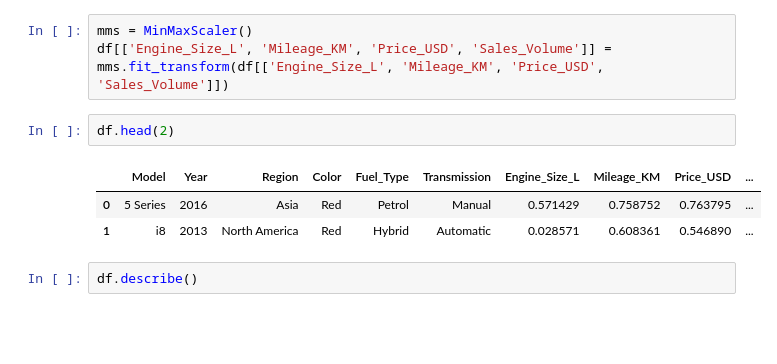
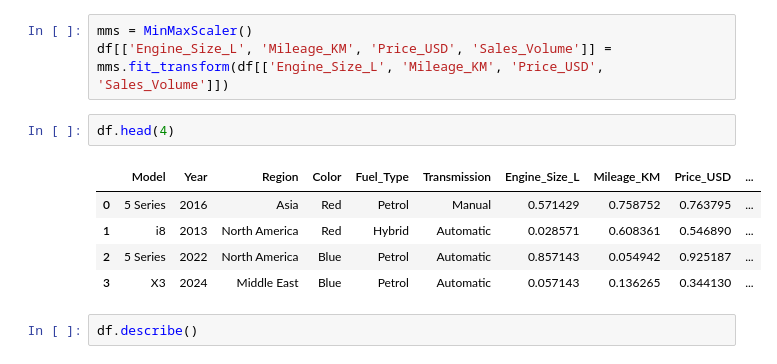
Before and after one commit to AftabQuant/Machine-Learning-Chronicles, a Jupyter notebook: Machine Learning Hub/Data Science Course/Machine Learning/Handle Outliers & Feature Scaling.ipynb, the cells around one changed output. Saved outputs shown, nothing was run; the diff lists cells and outputs as text; blank space fills up the shorter version.

```diff
--- a/Machine Learning Hub/Data Science Course/Machine Learning/Handle Outliers & Feature Scaling.ipynb
+++ b/Machine Learning Hub/Data Science Course/Machine Learning/Handle Outliers & Feature Scaling.ipynb
@@ -93,12 +102,14 @@ Index(['Year', 'Engine_Size_L', 'Mileage_KM', 'Price_USD', 'Sales_Volume'], dtyp
 # %%
 mms = MinMaxScaler()
 df[['Engine_Size_L', 'Mileage_KM', 'Price_USD', 'Sales_Volume']] = mms.fit_transform(df[['Engine_Size_L', 'Mileage_KM', 'Price_USD', 'Sales_Volume']])
-# %%
-df.head(2)
-# %% [output]
-|  | Model | Year | Region | Color | Fuel_Type | Transmission | Engine_Size_L | Mileage_KM | Price_USD | ... |
-| 0 | 5 Series | 2016 | Asia | Red | Petrol | Manual | 0.571429 | 0.758752 | 0.763795 | ... |
-| 1 | i8 | 2013 | North America | Red | Hybrid | Automatic | 0.028571 | 0.608361 | 0.546890 | ... |
+# %%
+df.head(4)
+# %% [output]
+|  | Model | Year | Region | Color | Fuel_Type | Transmission | Engine_Size_L | Mileage_KM | Price_USD | ... |
+| 0 | 5 Series | 2016 | Asia | Red | Petrol | Manual | 0.571429 | 0.758752 | 0.763795 | ... |
+| 1 | i8 | 2013 | North America | Red | Hybrid | Automatic | 0.028571 | 0.608361 | 0.546890 | ... |
+| 2 | 5 Series | 2022 | North America | Blue | Petrol | Automatic | 0.857143 | 0.054942 | 0.925187 | ... |
+| 3 | X3 | 2024 | Middle East | Blue | Petrol | Automatic | 0.057143 | 0.136265 | 0.344130 | ... |
 # %%
 df.describe()
 # %% [output]
```
Also changed, not shown: parts of 4 cells of this notebook, 1 other file.
